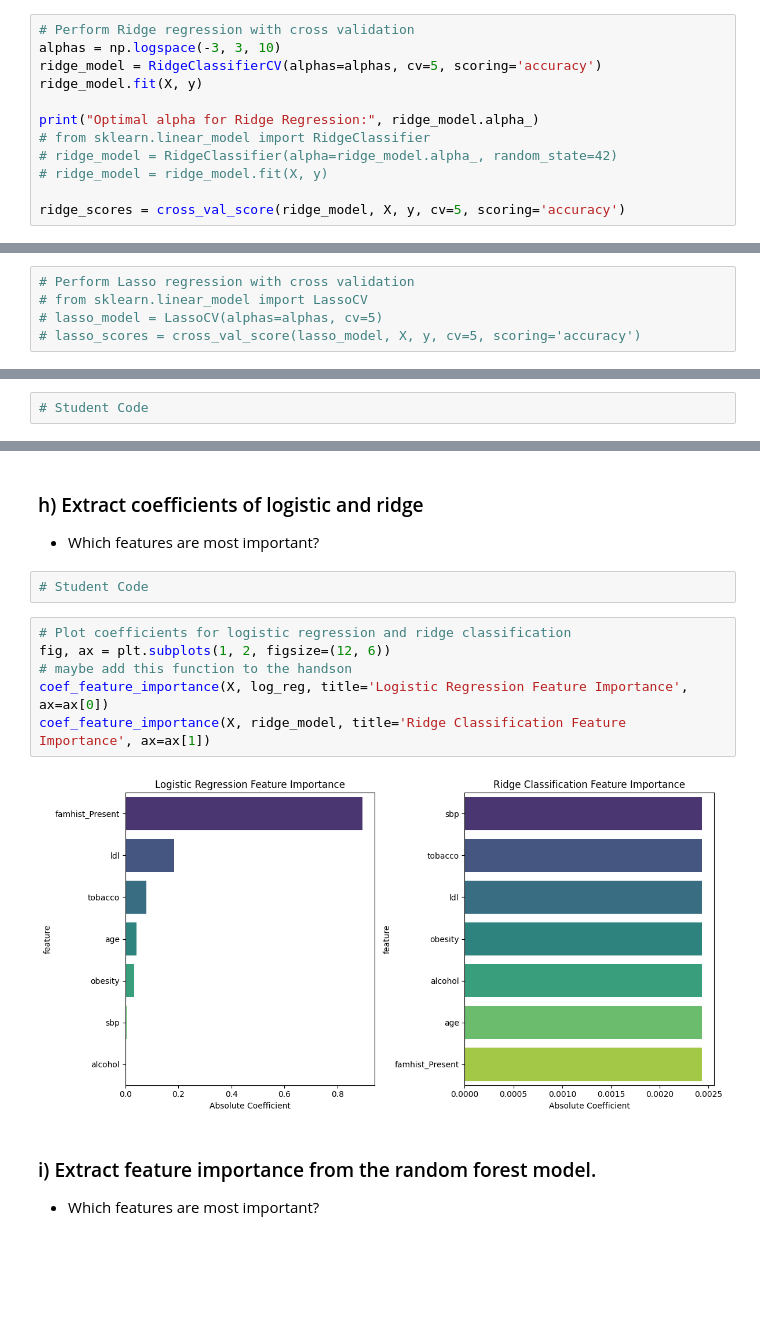
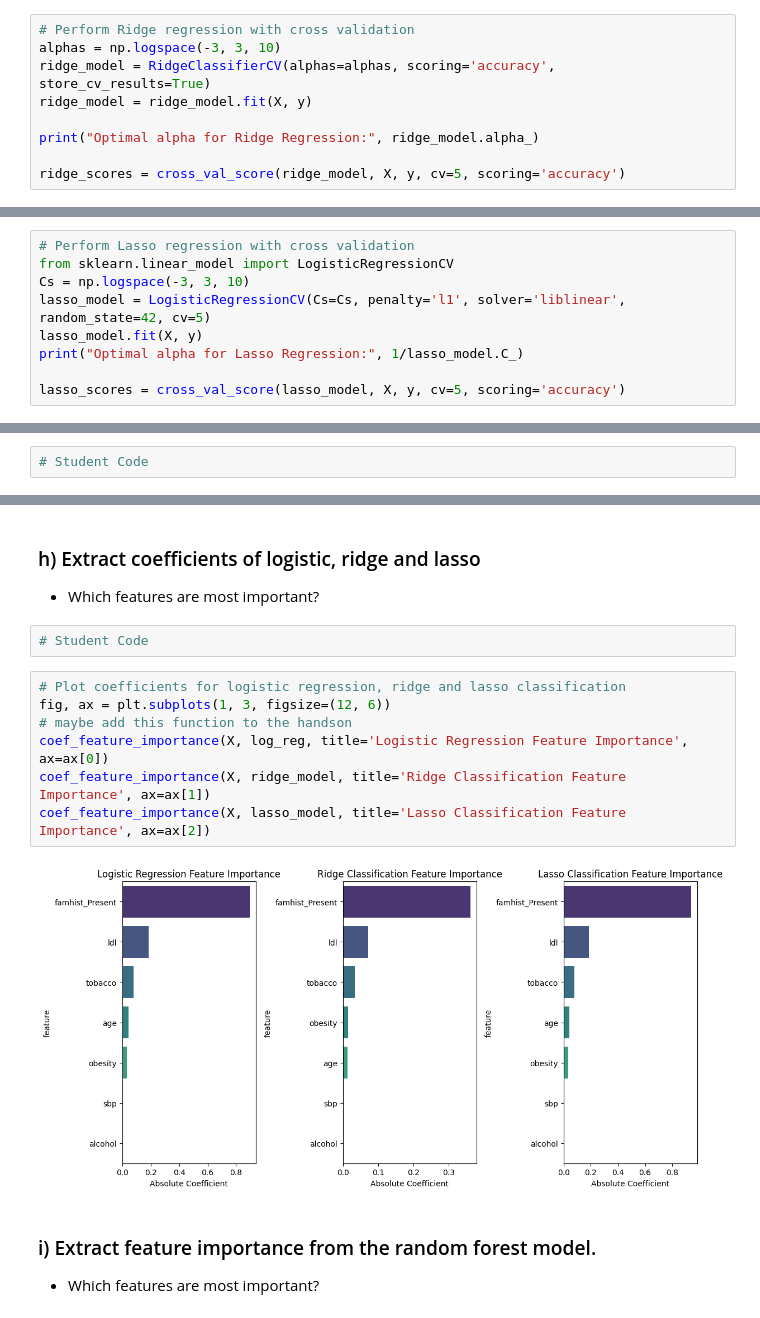
Before and after one commit to Jamoser123/PNR_Advanced_DataScience, a Jupyter notebook: 6_Classification/Exercise_5_Classification.ipynb, the cells around one changed output, grey strips where cells are left out. Saved outputs shown, nothing was run; the diff lists cells and outputs as text; blank space fills up the shorter version.

```diff
--- a/6_Classification/Exercise_5_Classification.ipynb
+++ b/6_Classification/Exercise_5_Classification.ipynb
@@ -745,13 +655,10 @@ log_reg.fit(X, y);
 # %%
 # Perform Ridge regression with cross validation
 alphas = np.logspace(-3, 3, 10)
-ridge_model = RidgeClassifierCV(alphas=alphas, cv=5, scoring='accuracy')
-ridge_model.fit(X, y)
+ridge_model = RidgeClassifierCV(alphas=alphas, scoring='accuracy', store_cv_results=True)
+ridge_model = ridge_model.fit(X, y)
 
 print("Optimal alpha for Ridge Regression:", ridge_model.alpha_)
-# from sklearn.linear_model import RidgeClassifier
-# ridge_model = RidgeClassifier(alpha=ridge_model.alpha_, random_state=42)
-# ridge_model = ridge_model.fit(X, y)
 
 ridge_scores = cross_val_score(ridge_model, X, y, cv=5, scoring='accuracy')
 # %% [output]
@@ -759,5 +666,9 @@ Optimal alpha for Ridge Regression: 46.41588833612773
 # %%
 # Perform Lasso regression with cross validation
-# from sklearn.linear_model import LassoCV
-# lasso_model = LassoCV(alphas=alphas, cv=5)
-# lasso_scores = cross_val_score(lasso_model, X, y, cv=5, scoring='accuracy')
+from sklearn.linear_model import LogisticRegressionCV
+Cs = np.logspace(-3, 3, 10)
+lasso_model = LogisticRegressionCV(Cs=Cs, penalty='l1', solver='liblinear', random_state=42, cv=5)
+lasso_model.fit(X, y)
+print("Optimal alpha for Lasso Regression:", 1/lasso_model.C_)
+
+lasso_scores = cross_val_score(lasso_model, X, y, cv=5, scoring='accuracy')
@@ -1010,16 +885,17 @@ SVM:
 # %% [markdown]
-### h) Extract coefficients of logistic and ridge
+### h) Extract coefficients of logistic, ridge and lasso
 - Which features are most important?
 # %%
 # Student Code
 # %%
-# Plot coefficients for logistic regression and ridge classification
-fig, ax = plt.subplots(1, 2, figsize=(12, 6))
+# Plot coefficients for logistic regression, ridge and lasso classification
+fig, ax = plt.subplots(1, 3, figsize=(12, 6))
 # maybe add this function to the handson
 coef_feature_importance(X, log_reg, title='Logistic Regression Feature Importance', ax=ax[0])
 coef_feature_importance(X, ridge_model, title='Ridge Classification Feature Importance', ax=ax[1])
+coef_feature_importance(X, lasso_model, title='Lasso Classification Feature Importance', ax=ax[2])
 # %% [output]
-[figure, old version]
+[figure, new version]
 # %% [markdown]
 ### i) Extract feature importance from the random forest model.
 - Which features are most important?
```
Also changed, not shown: parts of 49 cells of this notebook, 2 other files.
